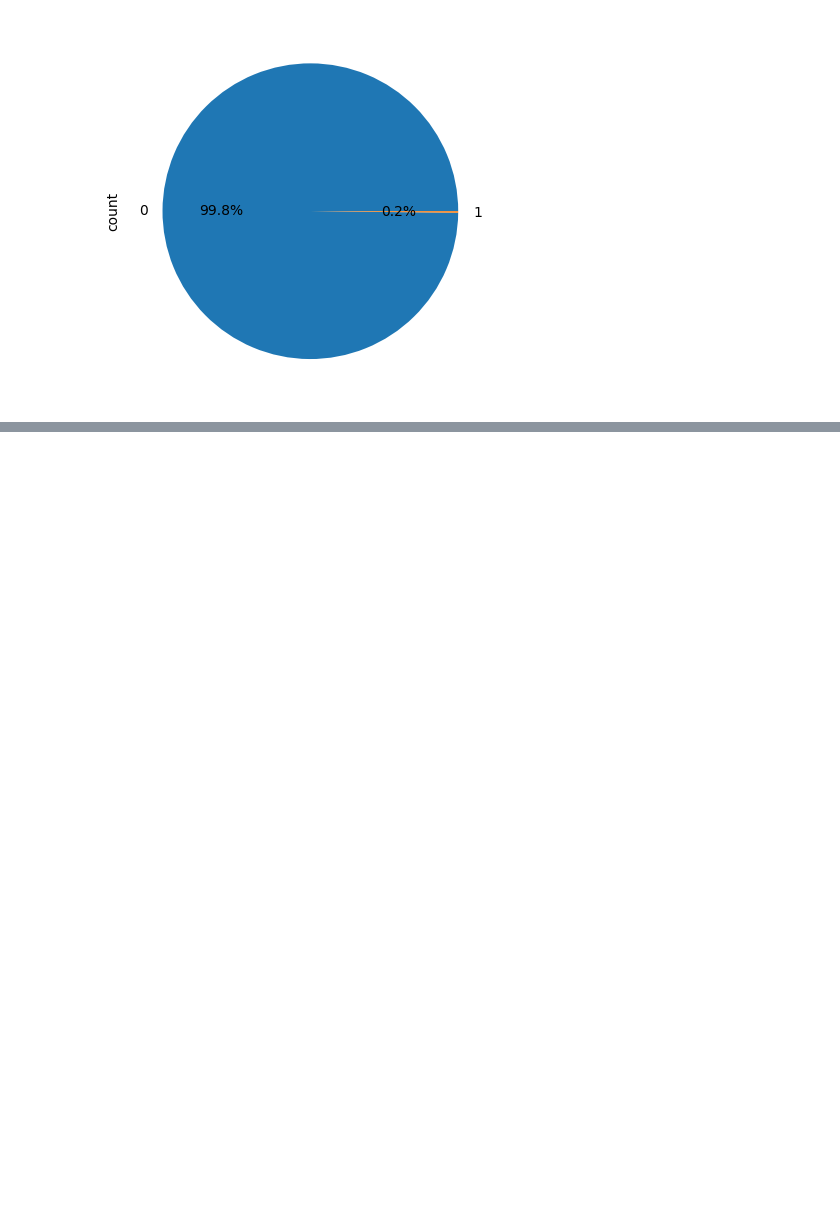
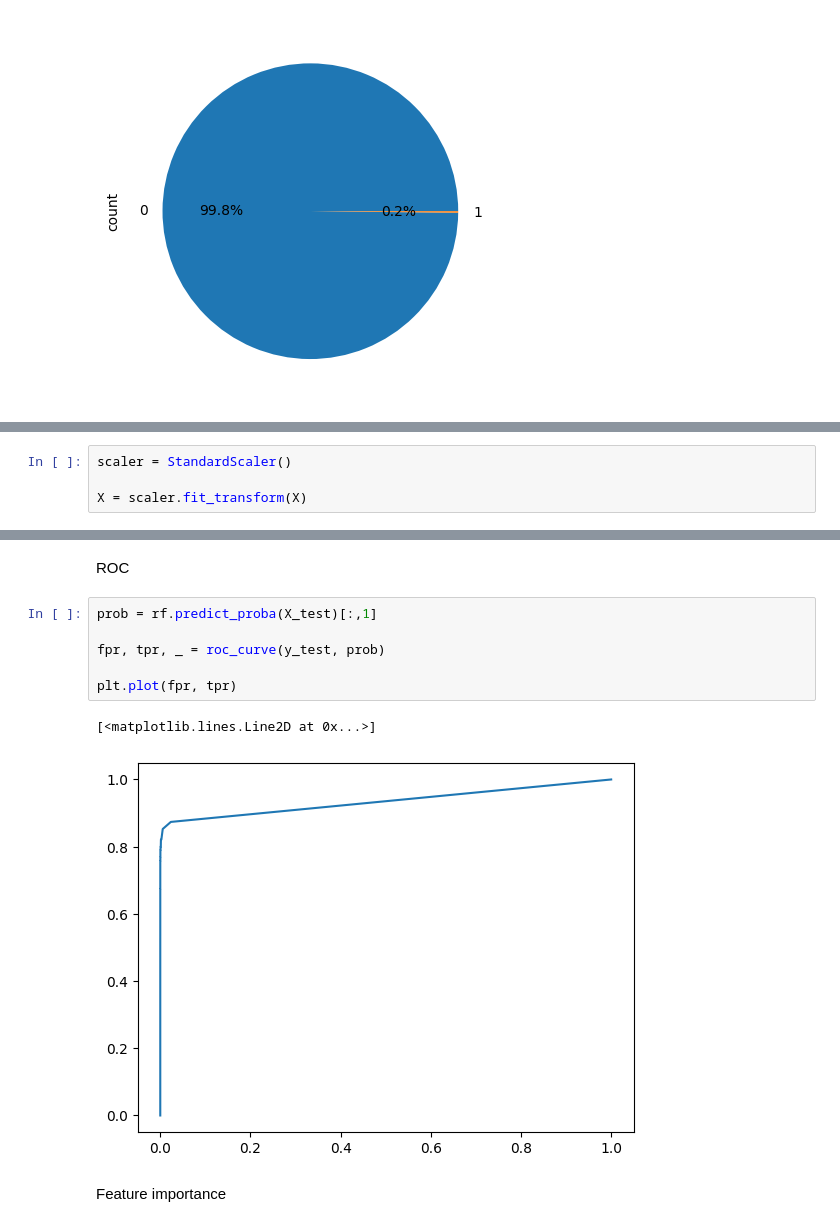
Before and after one commit to Raghadisam2006/credit-card-fraud-detection, a Jupyter notebook: CreditCardFraud.ipynb, the cells around one changed output, grey strips where cells are left out. Drawn from its saved outputs; the diff is of its cells as text; blank space fills up the shorter version.

```diff
--- a/CreditCardFraud.ipynb
+++ b/CreditCardFraud.ipynb
@@ -139,0 +154,4 @@ credit["Class"].value_counts().plot(
+# %%
+scaler = StandardScaler()
+
+X = scaler.fit_transform(X)
@@ -139,0 +250,13 @@ credit["Class"].value_counts().plot(
+# %% [markdown]
+ROC
+# %%
+prob = rf.predict_proba(X_test)[:,1]
+
+fpr, tpr, _ = roc_curve(y_test, prob)
+
+plt.plot(fpr, tpr)
+# %% [output]
+[<matplotlib.lines.Line2D at 0x...>]
+[figure, added]
+# %% [markdown]
+Feature importance
```
Also changed, not shown: parts of 29 cells of this notebook.
